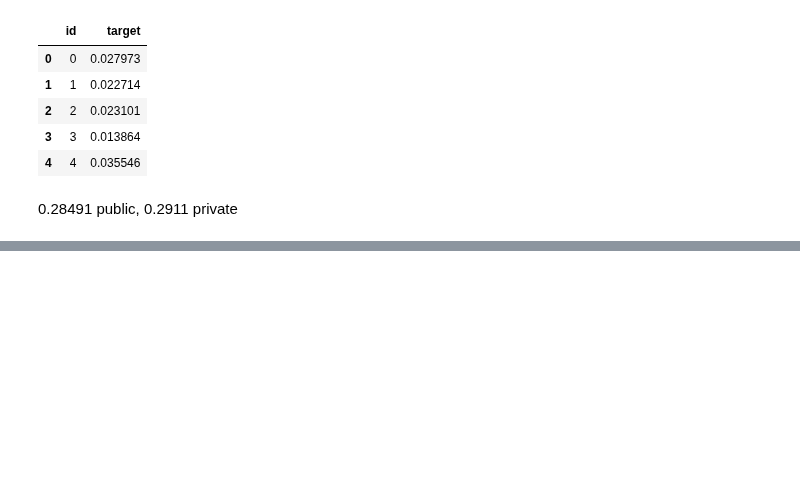
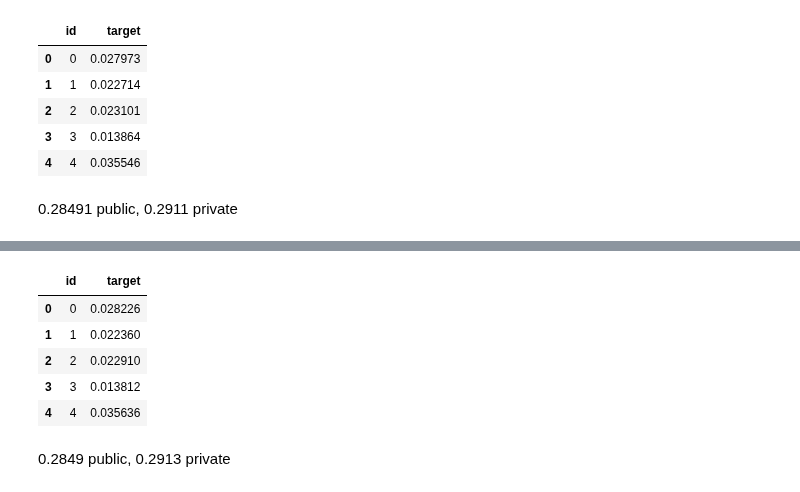
Before and after one commit to tunguz/TabularBenchmarks, a Jupyter notebook: datasets/Porto_Seguro/scripts/Five_Fold_Optuna_XGB_drop_other_features_oho.ipynb, the cells around one changed output, grey strips where cells are left out. Saved outputs shown, nothing was run; the diff lists cells and outputs as text; code cells hidden in the pictures; blank space fills up the shorter version.

```diff
--- a/datasets/Porto_Seguro/scripts/Five_Fold_Optuna_XGB_drop_other_features_oho.ipynb
+++ b/datasets/Porto_Seguro/scripts/Five_Fold_Optuna_XGB_drop_other_features_oho.ipynb
@@ -649,0 +863,13 @@ submission.head()
+# %%
+submission['target'] = test_preds
+submission.to_csv('../submissions/best_xgb_oho_optuna_h100_4.csv', index=False)
+submission.head()
+# %% [output]
+|  | id | target |
+| 0 | 0 | 0.028226 |
+| 1 | 1 | 0.022360 |
+| 2 | 2 | 0.022910 |
+| 3 | 3 | 0.013812 |
+| 4 | 4 | 0.035636 |
+# %% [markdown]
+0.2849 public, 0.2913 private
```
Also changed, not shown: parts of 6 cells of this notebook, 29 other files.
